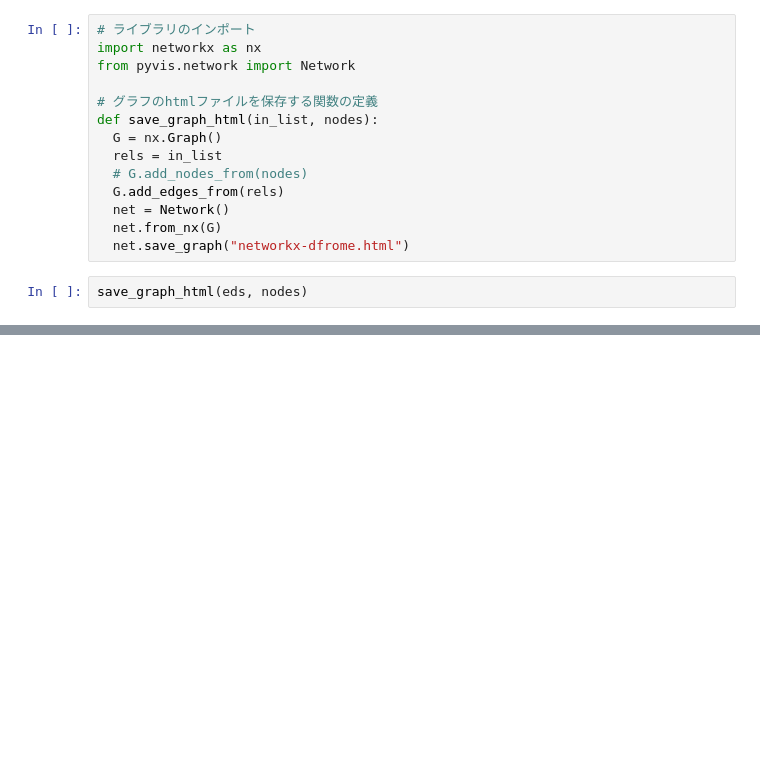
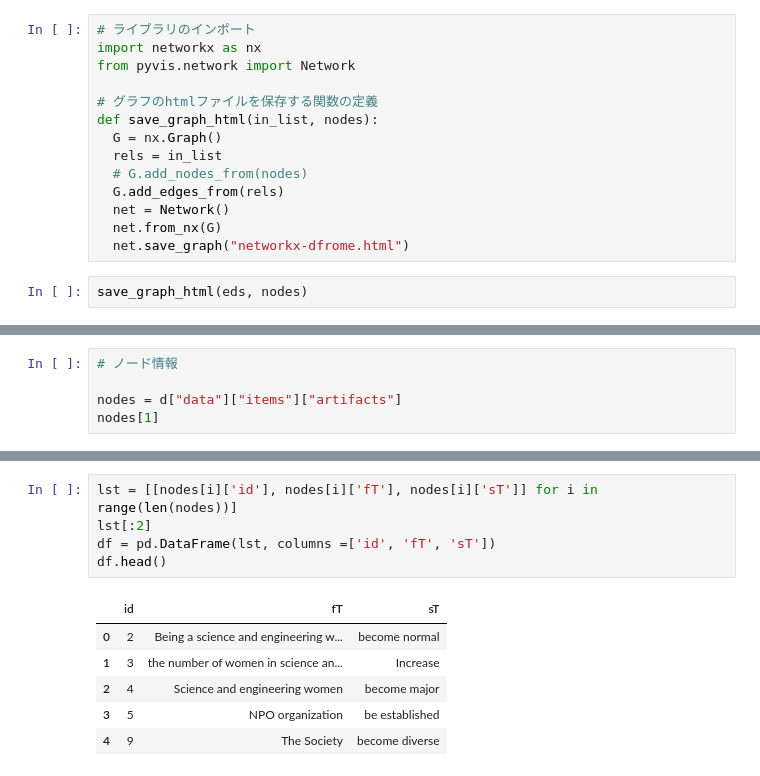
Before and after one commit to sophiaBuss0410/lab, a Jupyter notebook: read_dfrome_try.ipynb, the cells around one changed output, grey strips where cells are left out. Saved outputs shown, nothing was run; the diff lists cells and outputs as text; blank space fills up the shorter version.

```diff
--- a/read_dfrome_try.ipynb
+++ b/read_dfrome_try.ipynb
@@ -117,0 +120,5 @@ save_graph_html(eds, nodes)
+# %%
+# ノード情報
+
+nodes = d["data"]["items"]["artifacts"]
+nodes[1]
@@ -117,0 +135,12 @@ save_graph_html(eds, nodes)
+# %%
+lst = [[nodes[i]['id'], nodes[i]['fT'], nodes[i]['sT']] for i in range(len(nodes))]
+lst[:2]
+df = pd.DataFrame(lst, columns =['id', 'fT', 'sT'])
+df.head()
+# %% [output]
+|  | id | fT | sT |
+| 0 | 2 | Being a science and engineering w... | become normal |
+| 1 | 3 | the number of women in science an... | Increase |
+| 2 | 4 | Science and engineering women | become major |
+| 3 | 5 | NPO organization | be established |
+| 4 | 9 | The Society | become diverse |
```
Also changed, not shown: parts of 7 cells of this notebook, 19 other files.
